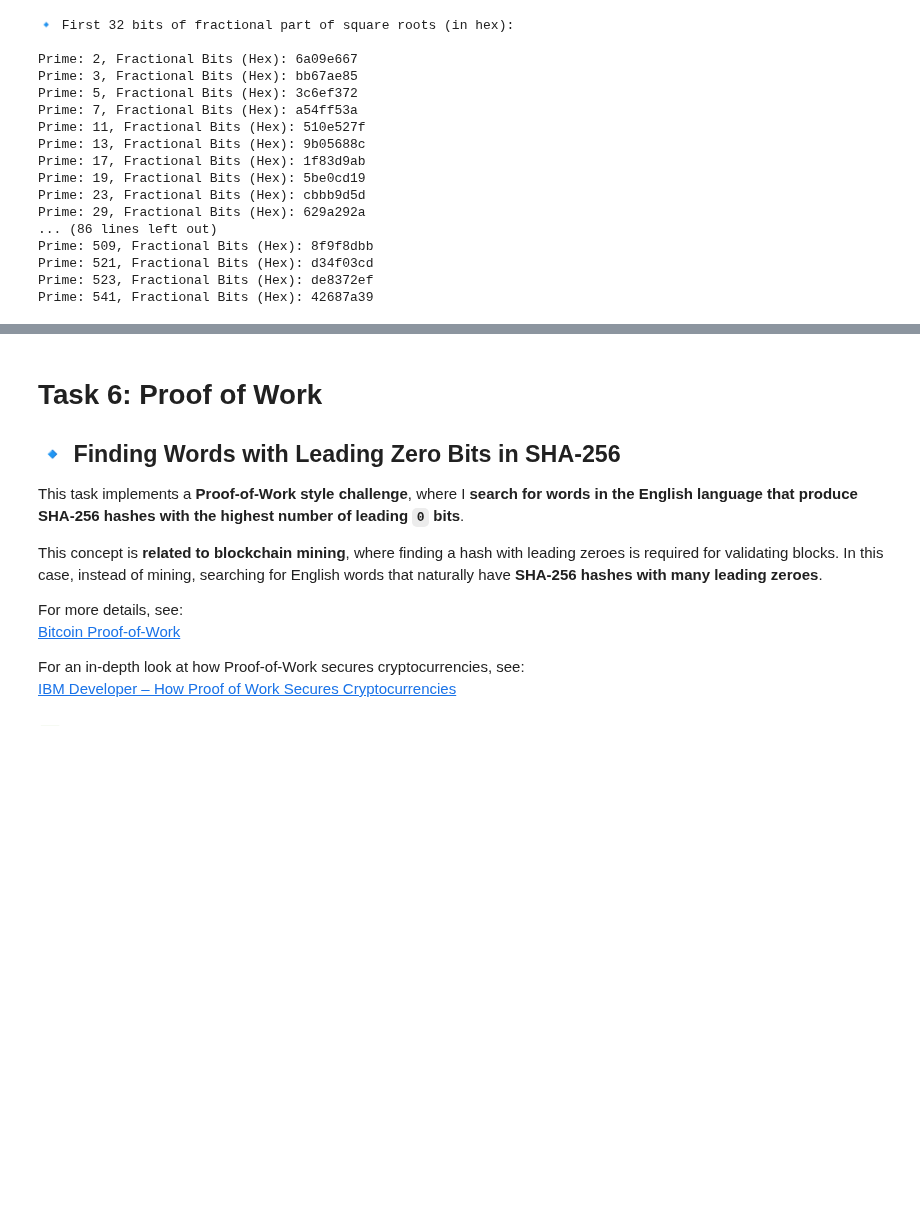
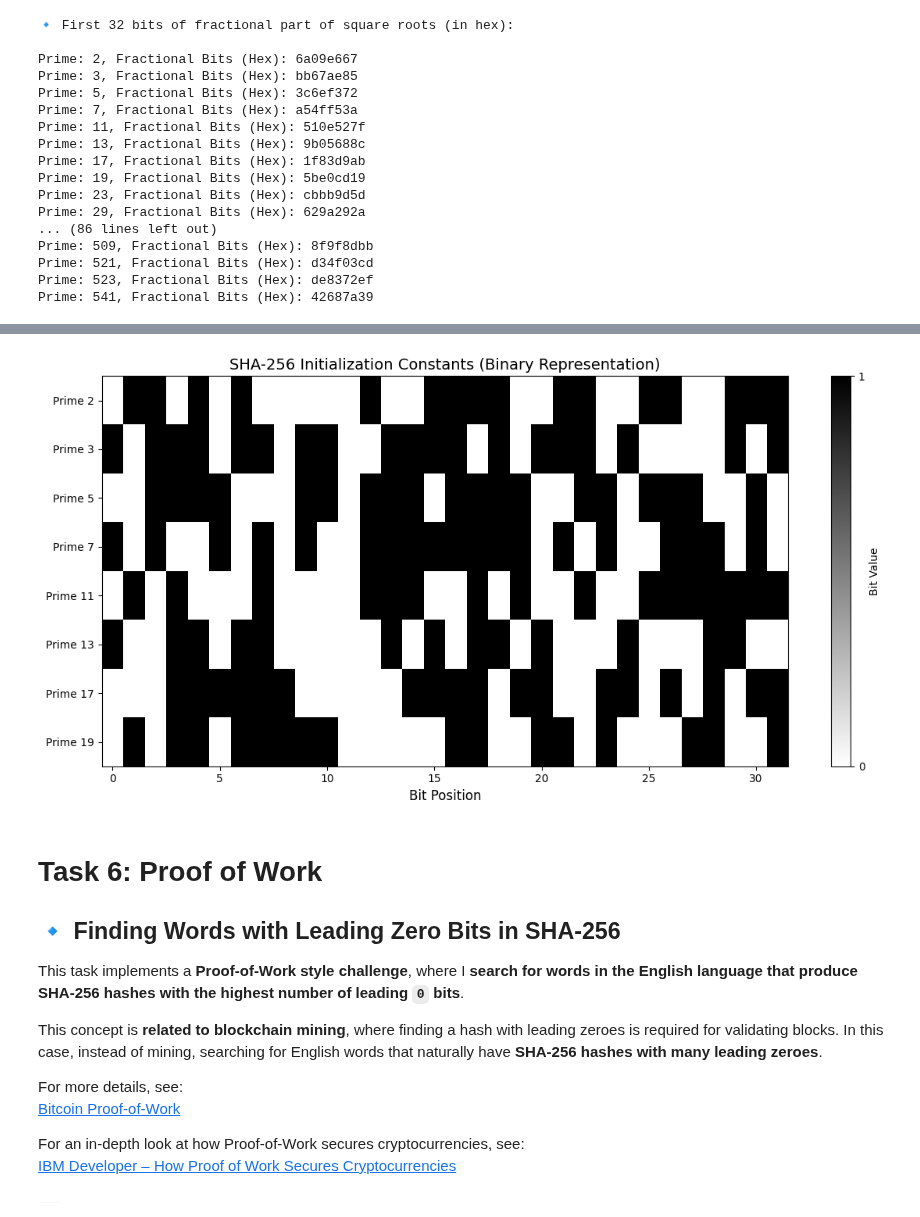
Before and after one commit to JamesDoonan1/computational_theory, a Jupyter notebook: tasks.ipynb, the cells around one changed output, grey strips where cells are left out. Cells and saved outputs as stored; diff of their text form; code cells hidden in the pictures; blank space fills up the shorter version.

Commit message:
Heatmap added for Task 5.  The image shows the SHA-256 initialisation constants visualised as a binary representation

```diff
--- a/tasks.ipynb
+++ b/tasks.ipynb
@@ -734,3 +713,37 @@ Prime: 541, Fractional Bits (Hex): 42687a39
+# %%
+"""
+def fractional_root_bits(prime):
+    sqrt_val = math.sqrt(prime)
+    fractional_part = sqrt_val - math.floor(sqrt_val)
+    result = int(fractional_part * (2**32))
+    return result
+
+fractional_bits = {p: fractional_root_bits(p) for p in primes}
+"""
+
+# Convert fractional bits to normalized values (0-1)
+normalized_fractions = {p: fb / (2**32) for p, fb in fractional_bits.items()}
+
+# Extract the first 8 constants (SHA-256 initialization values)
+sha_constants = [normalized_fractions[primes[i]] for i in range(8)]
+bit_patterns = []
+
+for const in sha_constants:
+    # Convert to binary and get first 32 bits
+    binary = bin(int(const * (2**32)))[2:].zfill(32)
+    bit_patterns.append([int(bit) for bit in binary])
+
+plt.figure(figsize=(12, 6))
+plt.imshow(bit_patterns, cmap='binary', aspect='auto')
+plt.title('SHA-256 Initialization Constants (Binary Representation)', fontsize=14)
+plt.xlabel('Bit Position', fontsize=12)
+plt.yticks(range(8))
+plt.yticks(range(8), [f'Prime {primes[i]}' for i in range(8)])
+plt.colorbar(ticks=[0, 1], label='Bit Value')
+plt.tight_layout()
+plt.show()
+# %% [output]
+[figure, added]
 # %% [markdown]
 # Task 6: Proof of Work
 
```
Also changed, not shown: parts of 7 cells of this notebook.
